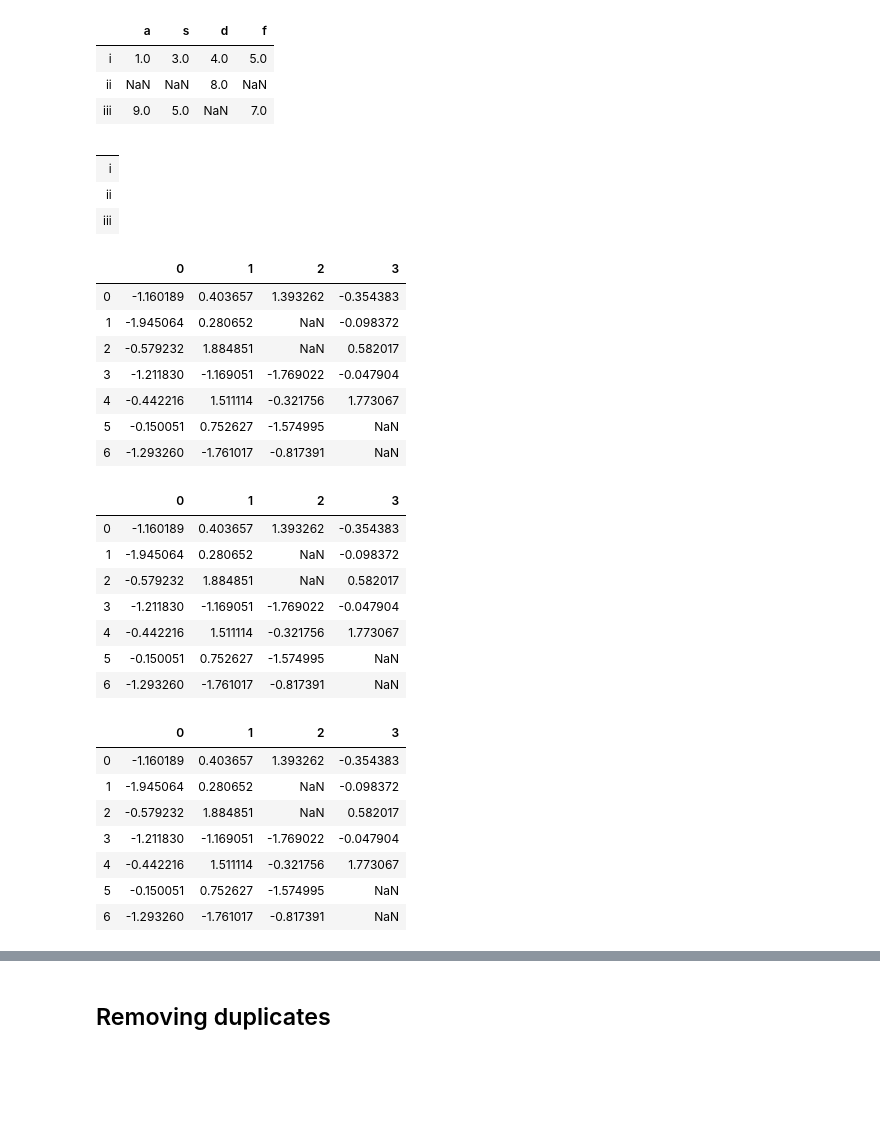
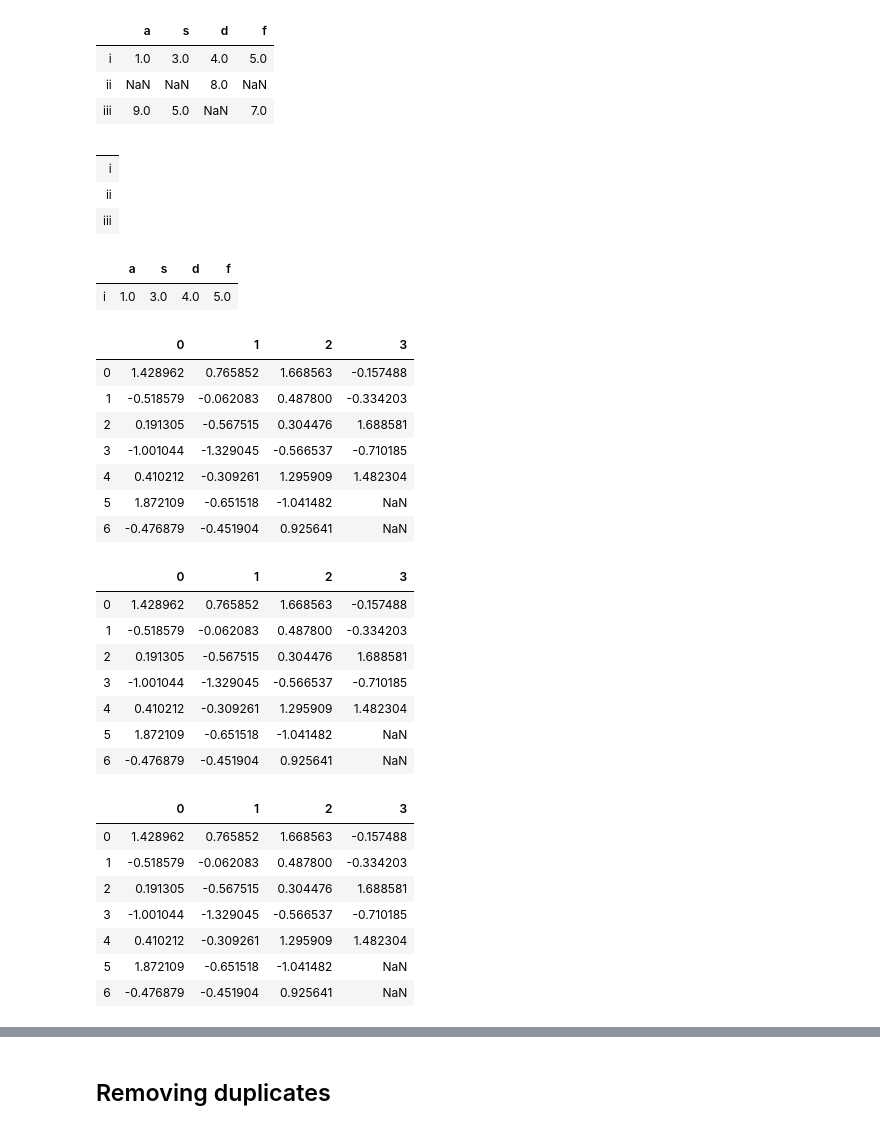
Before and after one commit to 1zulkifel/Data_science, a Jupyter notebook: Data_cleaning_and_Prep.ipynb, the cells around one changed output, grey strips where cells are left out. Drawn from its saved outputs; the diff is of its cells as text; code cells hidden in the pictures; blank space fills up the shorter version.

```diff
--- a/Data_cleaning_and_Prep.ipynb
+++ b/Data_cleaning_and_Prep.ipynb
@@ -7,7 +7,8 @@ display (data)
 #cleaned=data.dropna()#reomove all the NA values
 #cleaned=data.dropna(how='all')#
 #display(cleaned)
-data.dropna(axis=1)#it will remove those columns which contain NA
+display(data.dropna(axis=1) )
+display(data.dropna(axis=0 ))#it will remove those columns which contain NA
 # %% [output]
 |  | a | s | d | f |
 | i | 1.0 | 3.0 | 4.0 | 5.0 |
@@ -17,44 +18,46 @@ data.dropna(axis=1)#it will remove those columns which contain NA
 | i |
 | ii |
 | iii |
+|  | a | s | d | f |
+| i | 1.0 | 3.0 | 4.0 | 5.0 |
 # %%
 from numpy import nan as NA
 df=pd.DataFrame(np.random.randn(7,4))
-df.iloc[1:3,2]=NA
+#df.iloc[1:4,2]=NA
 df.iloc[5:7,3]=NA
 display(df)
 # %% [output]
 |  | 0 | 1 | 2 | 3 |
-| 0 | -1.160189 | 0.403657 | 1.393262 | -0.354383 |
-| 1 | -1.945064 | 0.280652 | NaN | -0.098372 |
-| 2 | -0.579232 | 1.884851 | NaN | 0.582017 |
-| 3 | -1.211830 | -1.169051 | -1.769022 | -0.047904 |
-| 4 | -0.442216 | 1.511114 | -0.321756 | 1.773067 |
-| 5 | -0.150051 | 0.752627 | -1.574995 | NaN |
-| 6 | -1.293260 | -1.761017 | -0.817391 | NaN |
+| 0 | 1.428962 | 0.765852 | 1.668563 | -0.157488 |
+| 1 | -0.518579 | -0.062083 | 0.487800 | -0.334203 |
+| 2 | 0.191305 | -0.567515 | 0.304476 | 1.688581 |
+| 3 | -1.001044 | -1.329045 | -0.566537 | -0.710185 |
+| 4 | 0.410212 | -0.309261 | 1.295909 | 1.482304 |
+| 5 | 1.872109 | -0.651518 | -1.041482 | NaN |
+| 6 | -0.476879 | -0.451904 | 0.925641 | NaN |
 # %%
 #for fillinf NaN values
 df.fillna(0.1)
 display(df)
 # %% [output]
 |  | 0 | 1 | 2 | 3 |
-| 0 | -1.160189 | 0.403657 | 1.393262 | -0.354383 |
-| 1 | -1.945064 | 0.280652 | NaN | -0.098372 |
-| 2 | -0.579232 | 1.884851 | NaN | 0.582017 |
-| 3 | -1.211830 | -1.169051 | -1.769022 | -0.047904 |
-| 4 | -0.442216 | 1.511114 | -0.321756 | 1.773067 |
-| 5 | -0.150051 | 0.752627 | -1.574995 | NaN |
-| 6 | -1.293260 | -1.761017 | -0.817391 | NaN |
+| 0 | 1.428962 | 0.765852 | 1.668563 | -0.157488 |
+| 1 | -0.518579 | -0.062083 | 0.487800 | -0.334203 |
+| 2 | 0.191305 | -0.567515 | 0.304476 | 1.688581 |
+| 3 | -1.001044 | -1.329045 | -0.566537 | -0.710185 |
+| 4 | 0.410212 | -0.309261 | 1.295909 | 1.482304 |
+| 5 | 1.872109 | -0.651518 | -1.041482 | NaN |
+| 6 | -0.476879 | -0.451904 | 0.925641 | NaN |
 # %%
 df.fillna(method='ffill')
 df
 # %% [output]
 |  | 0 | 1 | 2 | 3 |
-| 0 | -1.160189 | 0.403657 | 1.393262 | -0.354383 |
-| 1 | -1.945064 | 0.280652 | NaN | -0.098372 |
-| 2 | -0.579232 | 1.884851 | NaN | 0.582017 |
-| 3 | -1.211830 | -1.169051 | -1.769022 | -0.047904 |
-| 4 | -0.442216 | 1.511114 | -0.321756 | 1.773067 |
-| 5 | -0.150051 | 0.752627 | -1.574995 | NaN |
-| 6 | -1.293260 | -1.761017 | -0.817391 | NaN |
+| 0 | 1.428962 | 0.765852 | 1.668563 | -0.157488 |
+| 1 | -0.518579 | -0.062083 | 0.487800 | -0.334203 |
+| 2 | 0.191305 | -0.567515 | 0.304476 | 1.688581 |
+| 3 | -1.001044 | -1.329045 | -0.566537 | -0.710185 |
+| 4 | 0.410212 | -0.309261 | 1.295909 | 1.482304 |
+| 5 | 1.872109 | -0.651518 | -1.041482 | NaN |
+| 6 | -0.476879 | -0.451904 | 0.925641 | NaN |
 # %%
```
Also changed, not shown: parts of 31 cells of this notebook.
